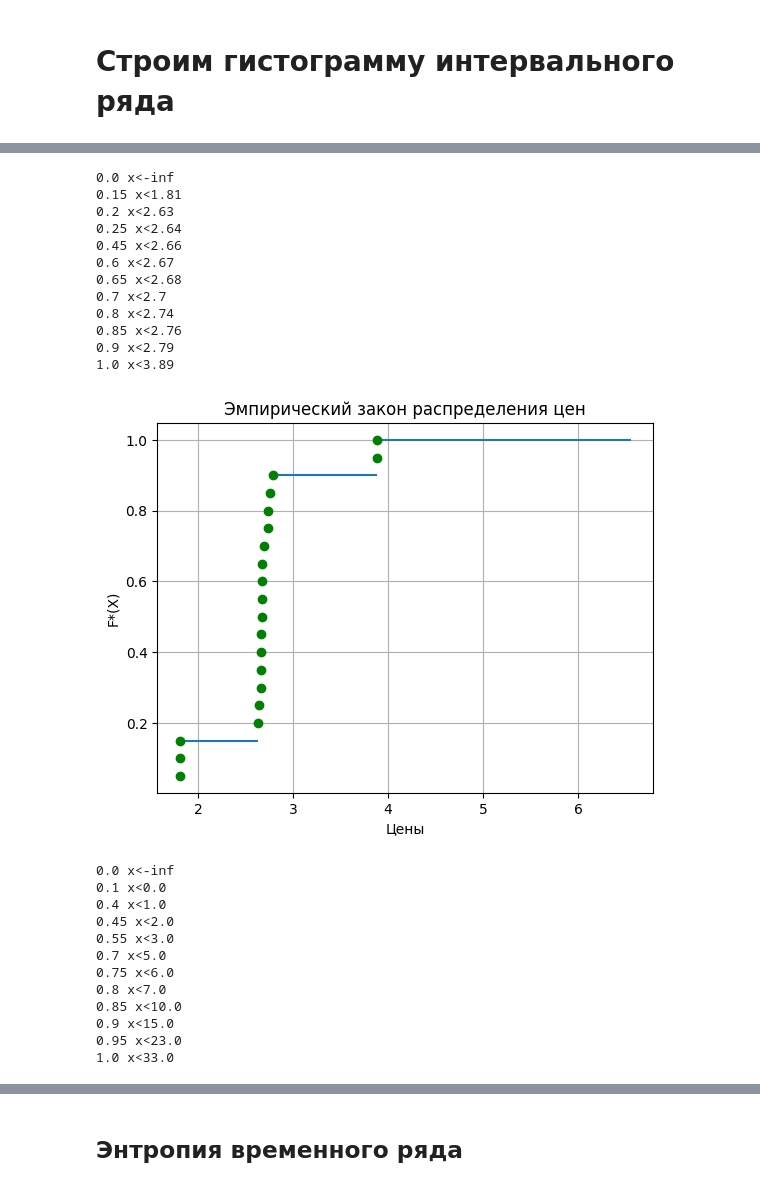
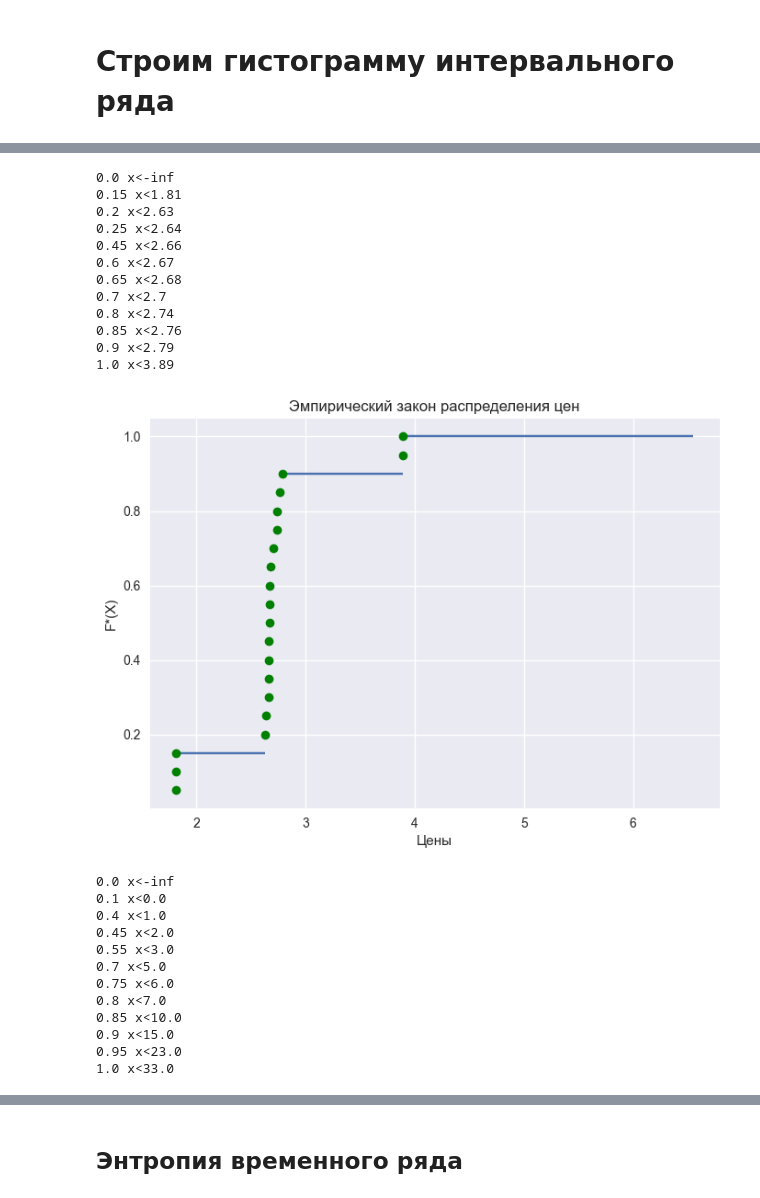
Before and after one commit to BVyaches/MLPerm, a Jupyter notebook: MathAnalysis.ipynb, the cells around one changed output, grey strips where cells are left out. Cells and saved outputs as stored; diff of their text form; code cells hidden in the pictures.

```diff
--- a/MathAnalysis.ipynb
+++ b/MathAnalysis.ipynb
@@ -2,13 +2,13 @@
 Создаем графики и отображаем их
 # %%
 import csv
-from math import sqrt, log10, floor, ceil, log
+from math import sqrt, log10, floor, ceil
 
 import matplotlib.pyplot as plt
 import numpy as np
 import pandas as pd
 from statsmodels.distributions.empirical_distribution import ECDF
-
+plt.style.use('seaborn-v0_8')
 with open("DataSet.csv", newline='\n') as fp:
     reader = csv.reader(fp, delimiter=';', )
     data = [row for row in reader]
@@ -32,7 +32,7 @@ price_plot.set_xticks(np.arange(min(dates), max(dates), 1))
 price_plot.locator_params('y', nbins=len(set(prices)))
 
 ax[0] = price_plot
-price_plot.grid()
+price_plot.grid(True)
 
 sales_plot = ax[1]
 sales_plot.plot(dates, sales, marker='o', label='Продажи')
@@ -43,7 +43,7 @@ sales_plot.set_title('Продажи')
 sales_plot.set_xticks(np.arange(min(dates), max(dates), 1))
 
 ax[1] = sales_plot
-sales_plot.grid()
+sales_plot.grid(True)
 fig.tight_layout()
 plt.show()
 # %% [output]
@@ -365,7 +365,7 @@ ecdf_dict_prices = {}
 xmax = [i for i in ecdf_prices.x] + [max(prices) + Me_price]
 
 plt.hlines(y=sorted(set(ecdf_prices.y)), xmin=ecdf_prices.x, xmax=xmax[1:])
-plt.grid()
+plt.grid(True)
 for x, y in zip(ecdf_prices.x, ecdf_prices.y):
     ecdf_dict_prices[f'x<{x}'] = round(y, 6)
     plt.plot(x, y, 'go')
@@ -377,35 +377,35 @@ plt.title('Эмпирический закон распределения цен
 plt.show()
 
 ecdf_sales = ECDF(df['Продажи'])
 ecdf_dict_sales = {}
 
 xmax = [i for i in ecdf_sales.x] + [max(sales) + Me_sales]
 
 plt.hlines(y=sorted(set(ecdf_sales.y)), xmin=ecdf_sales.x, xmax=xmax[1:])
-plt.grid()
+plt.grid(True)
 for x, y in zip(ecdf_sales.x, ecdf_sales.y):
     ecdf_dict_sales[f'x<{x}'] = round(y, 6)
     plt.plot(x, y, 'go')
 for k, v in ecdf_dict_sales.items():
     print(v, k)
 plt.xlabel('Продажи')
 plt.ylabel('F*(X)')
 plt.title('Эмпирический закон распределения продаж')
 plt.show()
 # %% [output]
 0.0 x<-inf
 0.15 x<1.81
 0.2 x<2.63
 0.25 x<2.64
 0.45 x<2.66
 0.6 x<2.67
 0.65 x<2.68
 0.7 x<2.7
 0.8 x<2.74
 0.85 x<2.76
 0.9 x<2.79
 1.0 x<3.89
-[figure, old version]
+[figure, new version]
 0.0 x<-inf
 0.1 x<0.0
 0.4 x<1.0
```
Also changed, not shown: parts of 18 cells of this notebook.
